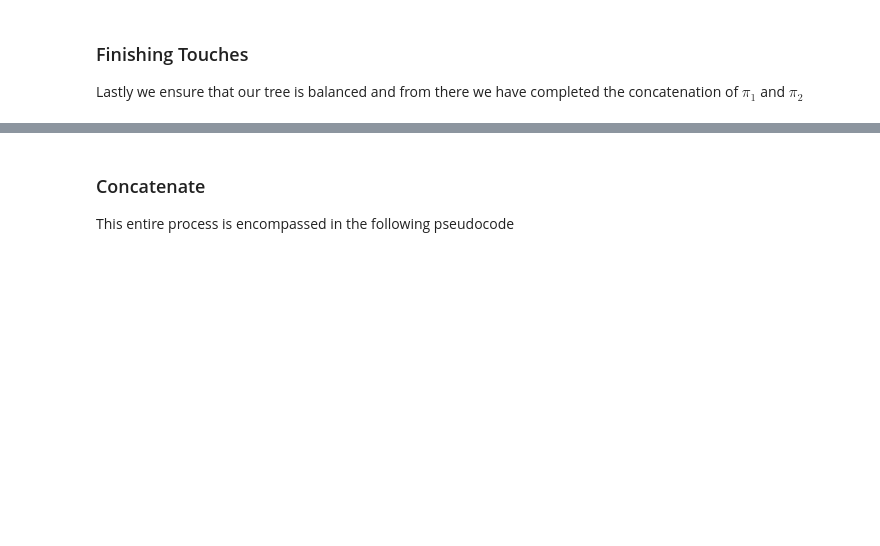
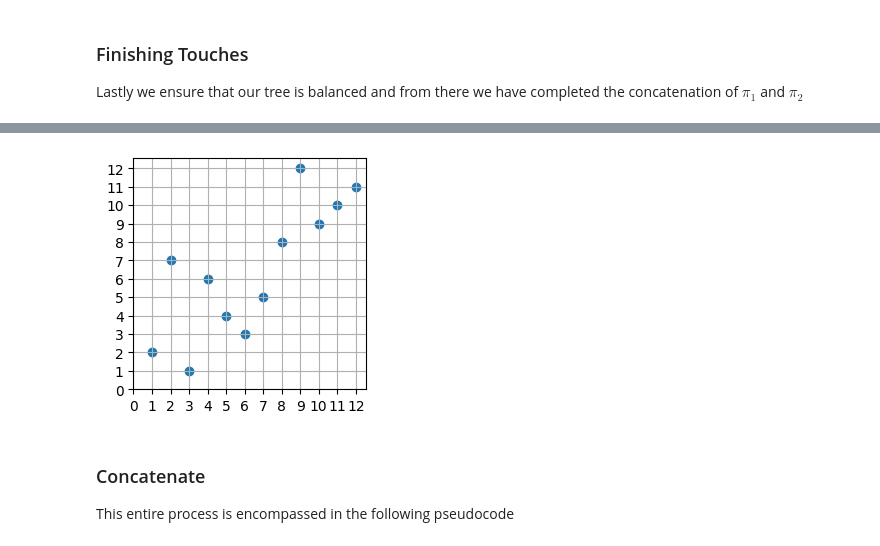
Before and after one commit to innyun/Modulus-Project, a Jupyter notebook: Nalen_DRP.ipynb, the cells around one changed output, grey strips where cells are left out. Saved outputs shown, nothing was run; the diff lists cells and outputs as text; code cells hidden in the pictures; blank space fills up the shorter version.

```diff
--- a/Nalen_DRP.ipynb
+++ b/Nalen_DRP.ipynb
@@ -307,6 +555,21 @@ Lastly we ensure that our tree is balanced and from there we have completed the
 </td>
 </tr>
 </table>
+# %%
+pi2 =  [2, 7, 1, 6, 4, 3, 5, 8, 12, 9, 10, 11]
+x2 = range(1,13)
+
+# initialize figure
+fig, fig = plt.subplots(figsize=(3, 3))
+
+plt.scatter(x2,pi2)
+
+# Set the ticks to be at the edges of the bins.
+fig.set_xticks(range(0,13))
+fig.set_yticks(range(0,13))
+plt.grid(True)
+# %% [output]
+[figure, added]
 # %% [markdown]
 ### Concatenate
 
```
Also changed, not shown: parts of 49 cells of this notebook, 15 other files.
